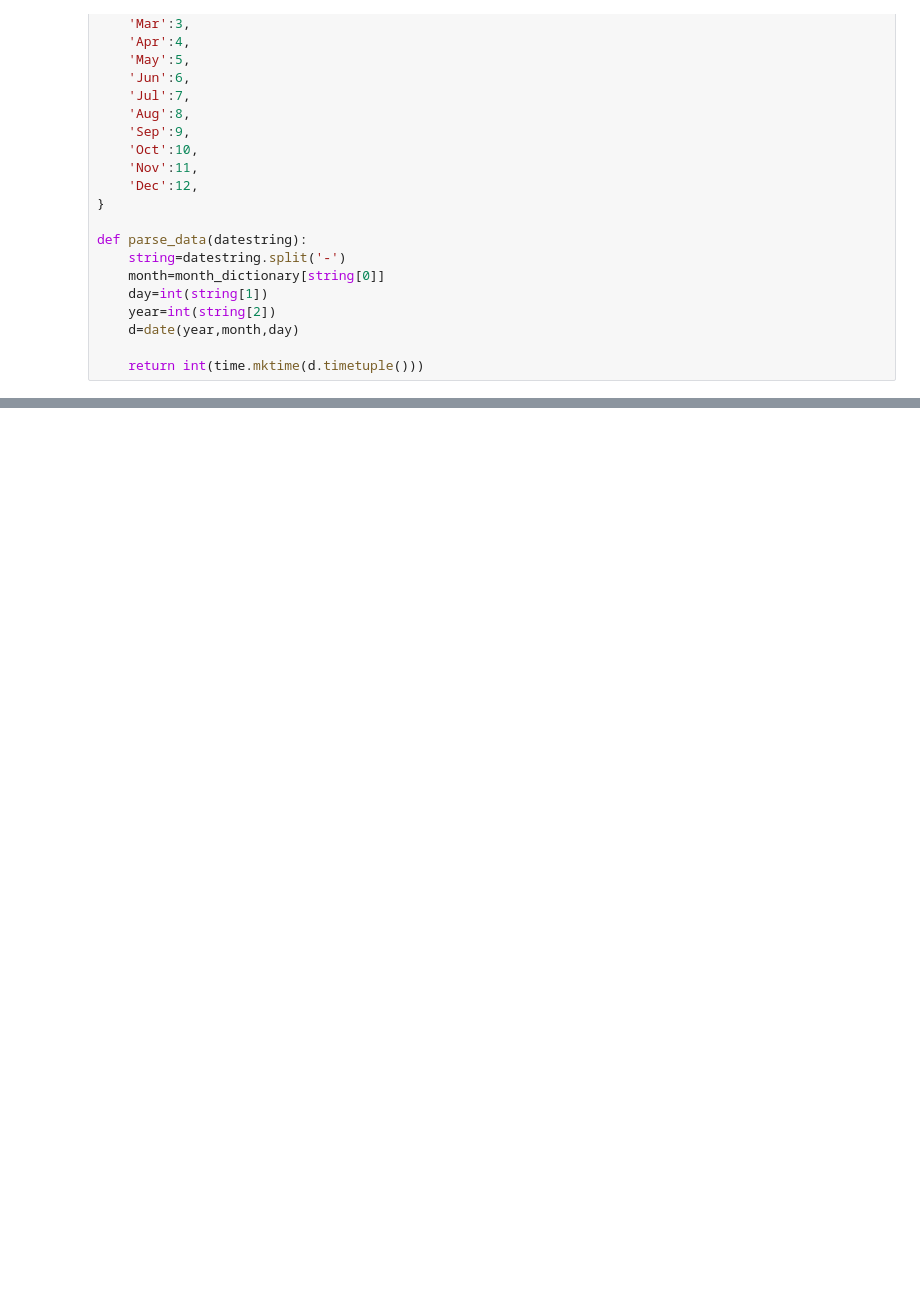
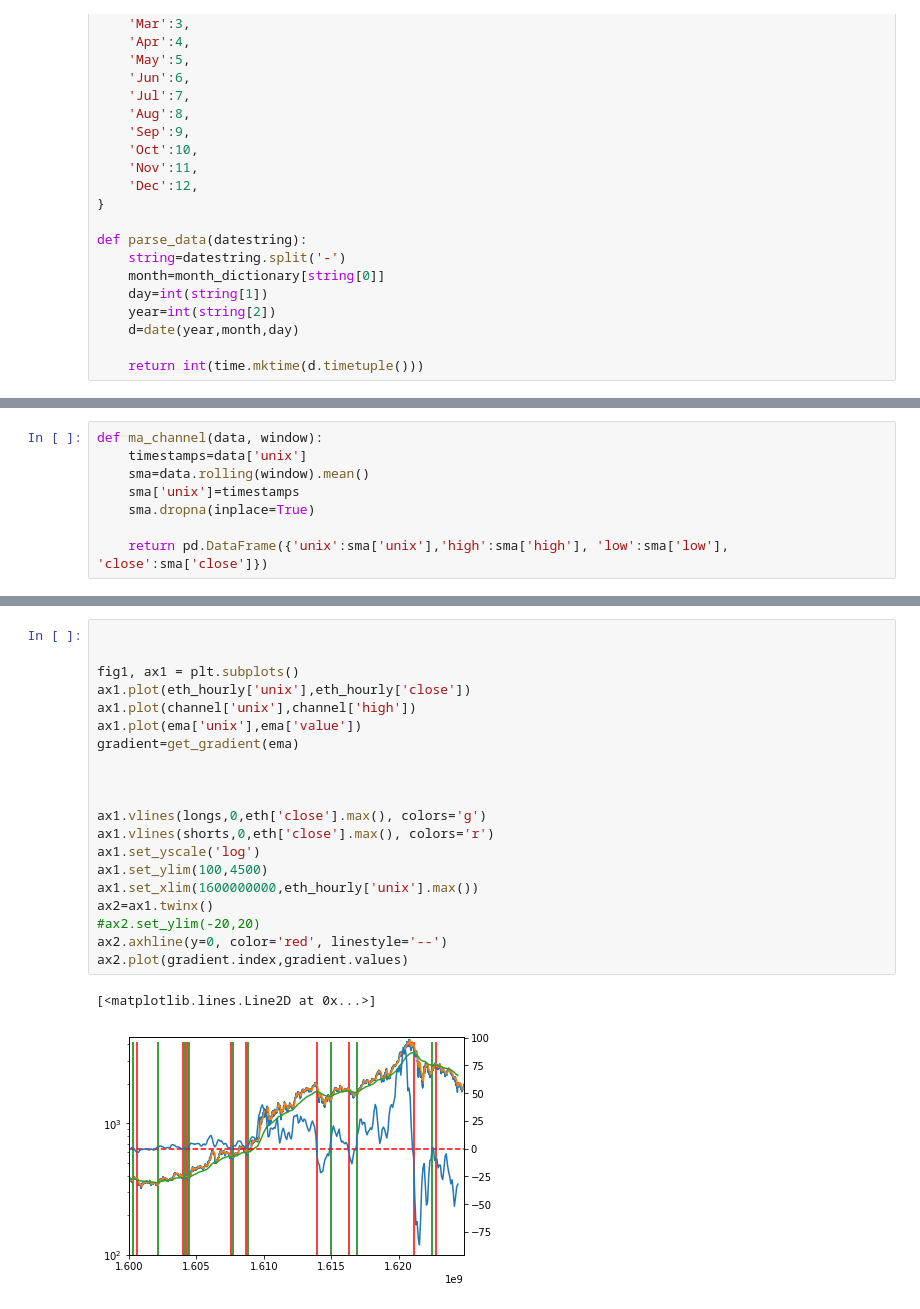
Before and after one commit to RDEvans31/saturn, a Jupyter notebook: Data analysis.ipynb, the cells around one changed output, grey strips where cells are left out. Cells and saved outputs as stored; diff of their text form; blank space fills up the shorter version.

```diff
--- a/Data analysis.ipynb
+++ b/Data analysis.ipynb
@@ -222,0 +264,8 @@ ax5.set_yscale('log')
+# %%
+def ma_channel(data, window):
+    timestamps=data['unix']
+    sma=data.rolling(window).mean()
+    sma['unix']=timestamps
+    sma.dropna(inplace=True)
+
+    return pd.DataFrame({'unix':sma['unix'],'high':sma['high'], 'low':sma['low'], 'close':sma['close']})
@@ -222,0 +349,23 @@ ax5.set_yscale('log')
+# %%
+
+
+fig1, ax1 = plt.subplots()
+ax1.plot(eth_hourly['unix'],eth_hourly['close'])
+ax1.plot(channel['unix'],channel['high'])
+ax1.plot(ema['unix'],ema['value'])
+gradient=get_gradient(ema)
+
+
+
+ax1.vlines(longs,0,eth['close'].max(), colors='g')
+ax1.vlines(shorts,0,eth['close'].max(), colors='r')
+ax1.set_yscale('log')
+ax1.set_ylim(100,4500)
+ax1.set_xlim(1600000000,eth_hourly['unix'].max())
+ax2=ax1.twinx()
+#ax2.set_ylim(-20,20)
+ax2.axhline(y=0, color='red', linestyle='--')
+ax2.plot(gradient.index,gradient.values)
+# %% [output]
+[<matplotlib.lines.Line2D at 0x...>]
+[figure, added]
```
Also changed, not shown: parts of 11 cells of this notebook, 3 other files.
